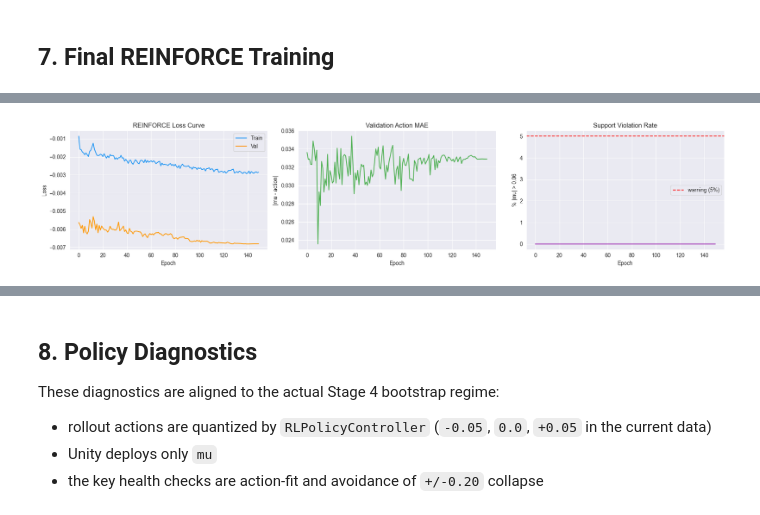
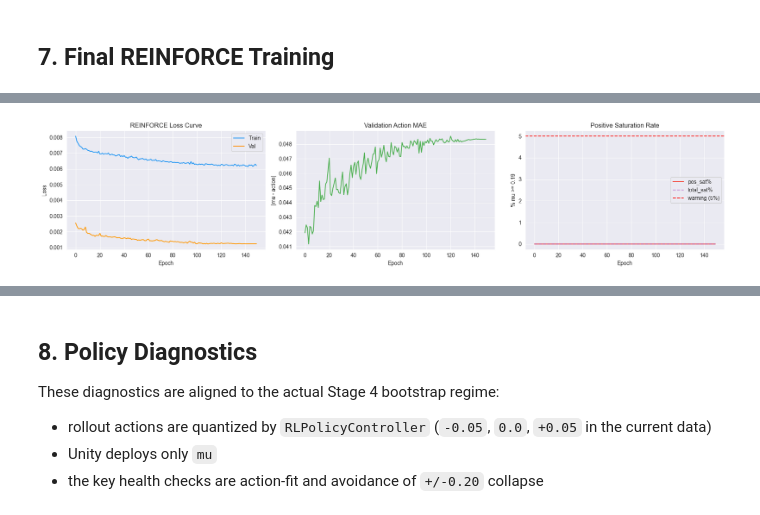
Before and after one commit to Silent0Wings/neural-lod, a Jupyter notebook: ml_pipeline/training/Stage_4/train_rl_policy_stage4.ipynb, the cells around one changed output, grey strips where cells are left out. Cells and saved outputs as stored; diff of their text form; code cells hidden in the pictures.

```diff
--- a/ml_pipeline/training/Stage_4/train_rl_policy_stage4.ipynb
+++ b/ml_pipeline/training/Stage_4/train_rl_policy_stage4.ipynb
@@ -91,7 +87,9 @@ BC_COEF           = 0.25   # behavior-cloning anchor for quantized bootstrap act
 NONZERO_BC_WEIGHT = 4.0    # bootstrap actions are ~92% zeros; upweight the rare real switches
 SUPPORT_MARGIN    = 0.01   # allow slight smoothing beyond observed +/-0.05 bootstrap support
 SUPPORT_COEF      = 20.0   # penalize outputs that leave the observed bootstrap action envelope
-SAT_COEF          = 2.0    # mild far-cap safety penalty near +/-0.20
+SAT_COEF          = 10.0   # mild symmetric saturation penalty near either cap
+ENTROPY_COEF      = 0.01   # entropy bonus to prevent sigma collapse and policy inaction
+POS_SAT_COEF      = 40.0   # stronger penalty for the observed +0.20 positive collapse mode
 GRAD_CLIP         = 1.0
 BATCH_SIZE        = 256
 RANDOM_SEED       = 42
@@ -124,4 +122,6 @@ print(f'NONZERO_BC_WEIGHT: {NONZERO_BC_WEIGHT:.2f}')
 print(f'SUPPORT_MARGIN:    {SUPPORT_MARGIN:.3f}')
 print(f'SUPPORT_COEF:      {SUPPORT_COEF:.2f}')
 print(f'SAT_COEF:          {SAT_COEF:.2f}')
+print(f'ENTROPY_COEF:      {ENTROPY_COEF:.4f}')
+print(f'POS_SAT_COEF:      {POS_SAT_COEF:.2f}')
 print(f'GPU valid ms:      [{GPU_VALID_MIN_MS:.2f}, {GPU_VALID_MAX_MS:.1f}]')
@@ -850,7 +791,7 @@ optimizer = optim.AdamW(model.parameters(), lr=bp['lr'])
 scheduler = optim.lr_scheduler.CosineAnnealingLR(optimizer, T_max=150)
 
 EPOCHS  = 150
-history = {'train': [], 'val': [], 'mae': [], 'support_pct': [], 'sat_pct': []}
+history = {'train': [], 'val': [], 'mae': [], 'support_pct': [], 'sat_pct': [], 'pos_sat_pct': []}
 n       = len(X_tr_t)
 
 logging.info(f'TRAINING START | epochs={EPOCHS} lr={bp["lr"]:.5g} | fixed-sigma mu policy')
@@ -881,12 +822,20 @@ for epoch in range(EPOCHS):
     history['mae'].append(mae)
     history['support_pct'].append(support_viol_pct)
     history['sat_pct'].append(sat_pct)
+    history['pos_sat_pct'].append(pos_sat_pct)
 
     logging.info(
         f'Epoch {epoch+1}/{EPOCHS} | train={train_loss:.6f} | val={v_loss:.6f} | '
         f'mae={mae:.6f} | support%={support_viol_pct:.2f} | sat%={sat_pct:.2f} | '
         f'pos_sat%={pos_sat_pct:.2f} | neg_sat%={neg_sat_pct:.2f} | zero%={zero_pct:.2f}'
     )
+
+    # Early warning: positive saturation spiking after warm-up
+    if epoch >= 10 and pos_sat_pct > 20.0:
+        logging.warning(
+            f'Epoch {epoch+1}: pos_sat%={pos_sat_pct:.1f} > 20% -- '
+            'positive collapse detected; check loss coefficients'
+        )
 
 # Plots
 fig, axes = plt.subplots(1, 3, figsize=(18, 4))
@@ -906,22 +855,25 @@ ax.set_xlabel('Epoch')
 ax.set_ylabel('|mu - action|')
 
 ax = axes[2]
-ax.plot(history['support_pct'], color='#9C27B0')
+ax.plot(history['pos_sat_pct'], color='#F44336', label='pos_sat%')
+ax.plot(history['sat_pct'],     color='#9C27B0', linestyle='--', alpha=0.5, label='total_sat%')
 ax.axhline(5.0, color='red', linestyle='--', label='warning (5%)')
-ax.set_title('Support Violation Rate')
+ax.set_title('Positive Saturation Rate')
 ax.set_xlabel('Epoch')
-ax.set_ylabel(f'% |mu| > {ACTION_SUPPORT_LIMIT:.2f}')
+ax.set_ylabel('% mu >= 0.19')
 ax.legend()
 
 plt.tight_layout()
 plt.savefig(PLOTS_DIR / 'loss_curve.png', dpi=150)
 plt.show()
 
-final_support = history['support_pct'][-1]
-final_sat = history['sat_pct'][-1]
+final_support  = history['support_pct'][-1]
+final_sat      = history['sat_pct'][-1]
+final_pos_sat  = history['pos_sat_pct'][-1]
 logging.info(f'Final fixed training sigma: {TRAIN_SIGMA:.4f}')
 logging.info(f'Final support violation rate: {final_support:.2f}%')
 logging.info(f'Final saturation rate: {final_sat:.2f}%')
-if final_support > 5.0:
-    logging.warning('Predicted mu leaves bootstrap action support too often -- inspect diagnostics before export')
+logging.info(f'Final positive saturation rate: {final_pos_sat:.2f}%')
+if final_pos_sat > 5.0:
+    logging.warning('positive mu saturation too high -- do not export without reviewing diagnostics')
 # %% [output]
@@ -945 +897 @@ if final_support > 5.0:
-[figure, old version]
+[figure, new version]
```
Also changed, not shown: parts of 14 cells of this notebook, 3 other files.
